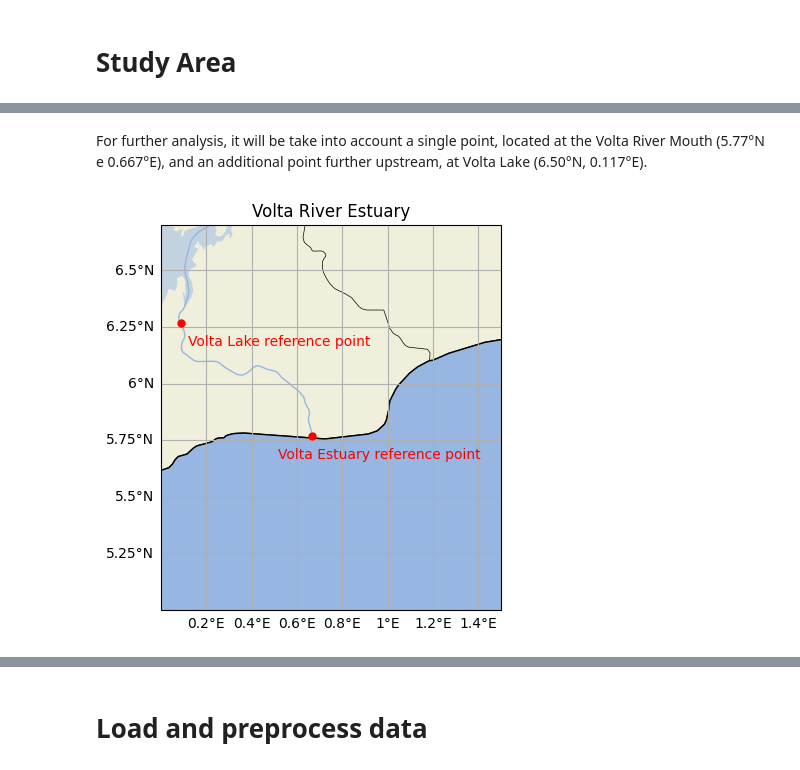
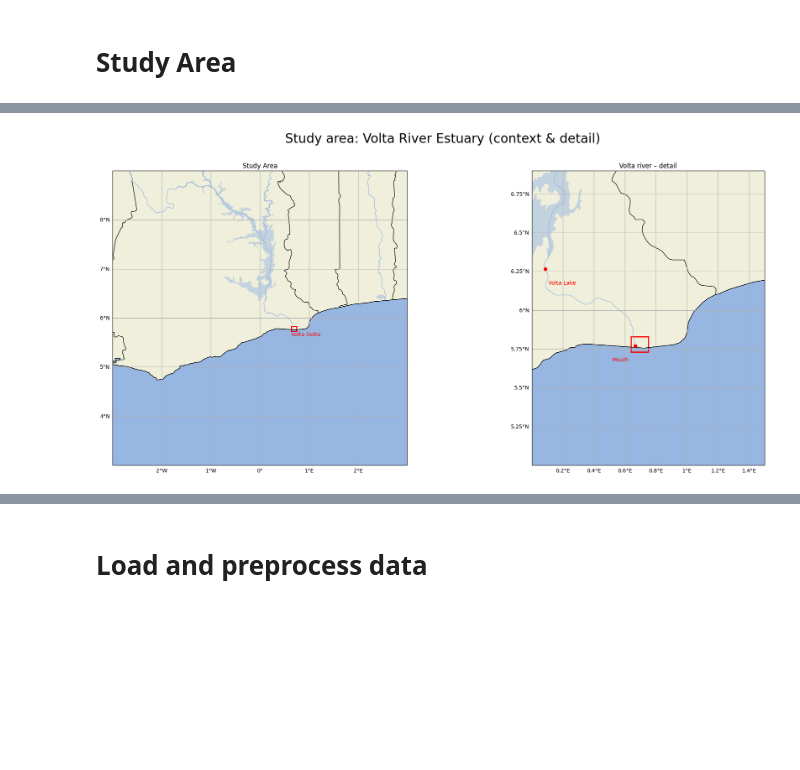
Before and after one commit to AlessandraGolini/SoC_master_thesis, a Jupyter notebook: script/keta_analysis.ipynb, the cells around one changed output, grey strips where cells are left out. Cells and saved outputs as stored; diff of their text form; code cells hidden in the pictures; blank space fills up the shorter version.

Commit message:
add keta_analysis notebook

```diff
--- a/script/keta_analysis.ipynb
+++ b/script/keta_analysis.ipynb
@@ -212,27 +147,47 @@ plt.show()
-# %% [markdown]
-For further analysis, it will be take into account a single point, located at the Volta River Mouth (5.77°N e 0.667°E), and an additional point further upstream, at Volta Lake (6.50°N, 0.117°E).
-# %%
-# Base map
-plt.figure(figsize=(6,5))
-ax = plt.axes(projection=ccrs.PlateCarree())
-ax.set_extent([0, 1.5, 5, 6.7])
-ax.coastlines(resolution='10m')
-ax.add_feature(cfeature.LAND, edgecolor='black')
-ax.add_feature(cfeature.BORDERS, linestyle='-', linewidth=0.5)
-ax.add_feature(cfeature.RIVERS)
-ax.add_feature(cfeature.LAKES, alpha=0.5)
-ax.add_feature(cfeature.OCEAN)
-gl = ax.gridlines(draw_labels=True)
-gl.right_labels = False
-gl.top_labels = False
-  # Add red points
-plt.plot(lon_estuary, lat_estuary, marker='o', color='red', markersize=5)
-ax.text(lon_estuary -0.15, lat_estuary - 0.1, 'Volta Estuary reference point', color='red',
-        fontsize=10, transform=ccrs.PlateCarree())
-plt.plot(lon_lake, lat_lake, marker='o', color='red', markersize=5)
-ax.text(lon_lake + 0.03, lat_lake - 0.1, 'Volta Lake reference point', color='red',
-        fontsize=10, transform=ccrs.PlateCarree())
-plt.title('Volta River Estuary')
-plt.show()
-# %% [output]
-[figure, removed]
+# %%
+# Overview map + zoom
+fig, ax = plt.subplots(nrows=1, ncols=2, figsize=(24, 10), subplot_kw={"projection": ccrs.PlateCarree()})
+fig.suptitle("Study area: Volta River Estuary (context & detail)", fontsize=24)
+
+    # Context
+ax0 = ax[0]
+ax0.set_extent([full_lon_min, full_lon_max, full_lat_min, full_lat_max])
+ax0.coastlines("10m")
+ax0.add_feature(cfeature.BORDERS, linewidth=1)
+ax0.add_feature(cfeature.LAND, edgecolor='black')
+ax0.add_feature(cfeature.RIVERS)
+ax0.add_feature(cfeature.LAKES, alpha=0.5)
+ax0.add_feature(cfeature.OCEAN)
+gl0 = ax0.gridlines(draw_labels=True)
+gl0.top_labels = False; gl0.right_labels = False
+gl0.xformatter = LONGITUDE_FORMATTER; gl0.yformatter = LATITUDE_FORMATTER
+ax0.set_title("Study Area")
+rect = Rectangle((lon_min, lat_min), lon_max-lon_min, lat_max-lat_min,
+                     linewidth=2, edgecolor='red', facecolor='none', transform=ccrs.PlateCarree())
+ax0.add_patch(rect)
+ax0.text(lon_min, lat_max-0.2, "Volta Delta", color="red", transform=ccrs.PlateCarree())
+
+# Detail
+ax1 = ax[1]
+ax1.set_extent([0, 1.5, 5, 6.9])
+ax1.coastlines("10m")
+ax1.add_feature(cfeature.BORDERS, linewidth=1)
+ax1.add_feature(cfeature.LAND, edgecolor='black')
+ax1.add_feature(cfeature.RIVERS)
+ax1.add_feature(cfeature.LAKES, alpha=0.5)
+ax1.add_feature(cfeature.OCEAN)
+gl1 = ax1.gridlines(draw_labels=True)
+gl1.top_labels = False; gl1.right_labels = False
+gl1.xformatter = LONGITUDE_FORMATTER; gl1.yformatter = LATITUDE_FORMATTER
+ax1.set_title("Volta river – detail")
+rect2 = Rectangle((lon_min, lat_min), lon_max-lon_min, lat_max-lat_min,
+                      linewidth=2, edgecolor='red', facecolor='none', transform=ccrs.PlateCarree())
+ax1.add_patch(rect2)
+
+# Points
+ax1.plot([lon_estuary, lon_lake], [lat_estuary, lat_lake], 'o', color='red', transform=ccrs.PlateCarree())
+ax1.text(lon_estuary-0.15, lat_estuary-0.1, "Mouth", color='red', transform=ccrs.PlateCarree())
+ax1.text(lon_lake+0.02,  lat_lake-0.1,   "Volta Lake", color='red', transform=ccrs.PlateCarree())
+plt.show()
+# %% [output]
+[figure, added]
```
Also changed, not shown: parts of 16 cells of this notebook.
